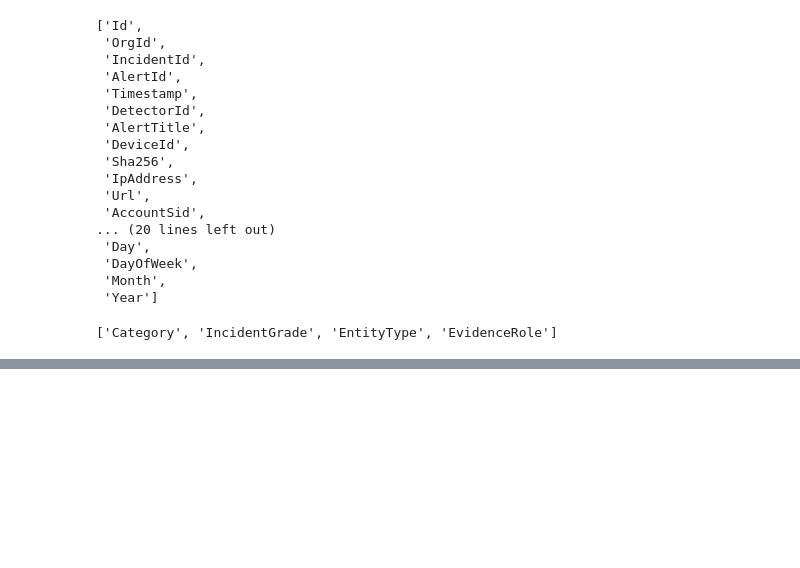
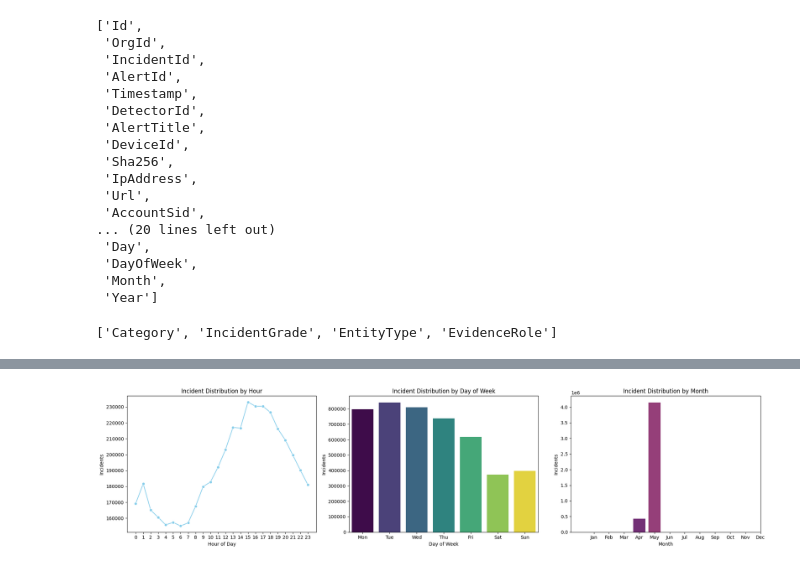
Before and after one commit to Pooja-Spandana/Guvi---Microsoft-Cybersecurity, a Jupyter notebook: Notebooks/new.ipynb, the cells around one changed output, grey strips where cells are left out. Cells and saved outputs as stored; diff of their text form; code cells hidden in the pictures; blank space fills up the shorter version.

```diff
--- a/Notebooks/new.ipynb
+++ b/Notebooks/new.ipynb
@@ -304,0 +348,37 @@ plt.show()
+# %%
+# Function to analyze temporal patterns
+def analyze_temporal_patterns(df):
+    fig, axes = plt.subplots(1, 3, figsize=(20, 5))  # 1 row, 3 columns
+
+    # --- 1. Hour Analysis ---
+    hour_counts = df.groupby('Hour').size()
+    sns.lineplot(ax=axes[0], x=hour_counts.index, y=hour_counts.values, marker='o', color='skyblue')
+    axes[0].set_title('Incident Distribution by Hour')
+    axes[0].set_xticks(range(0, 24))
+    axes[0].set_xlabel('Hour of Day')
+    axes[0].set_ylabel('Incidents')
+
+    # --- 2. Day of Week Analysis ---
+    day_counts = df.groupby('DayOfWeek').size().reset_index(name='count')
+    sns.barplot(ax=axes[1], data=day_counts, x='DayOfWeek', y='count', hue='DayOfWeek', palette='viridis', legend=False)
+    axes[1].set_title('Incident Distribution by Day of Week')
+    axes[1].set_xticks(range(7))
+    axes[1].set_xticklabels(['Mon', 'Tue', 'Wed', 'Thu', 'Fri', 'Sat', 'Sun'])
+    axes[1].set_xlabel('Day of Week')
+    axes[1].set_ylabel('Incidents')
+
+    # --- 3. Month Analysis ---
+    month_counts = df.groupby('Month').size().reset_index(name='count')
+    sns.barplot(ax=axes[2], data=month_counts, x='Month', y='count', hue='Month', palette='magma', legend=False)
+    axes[2].set_title('Incident Distribution by Month')
+    axes[2].set_xticks(range(1, 13))
+    axes[2].set_xticklabels(['Jan', 'Feb', 'Mar', 'Apr', 'May', 'Jun', 'Jul', 'Aug', 'Sep', 'Oct', 'Nov', 'Dec'])
+    axes[2].set_xlabel('Month')
+    axes[2].set_ylabel('Incidents')
+
+    plt.tight_layout()
+    plt.show()
+
+analyze_temporal_patterns(clean_df)
+# %% [output]
+[figure, added]
```
Also changed, not shown: parts of 10 cells of this notebook.
